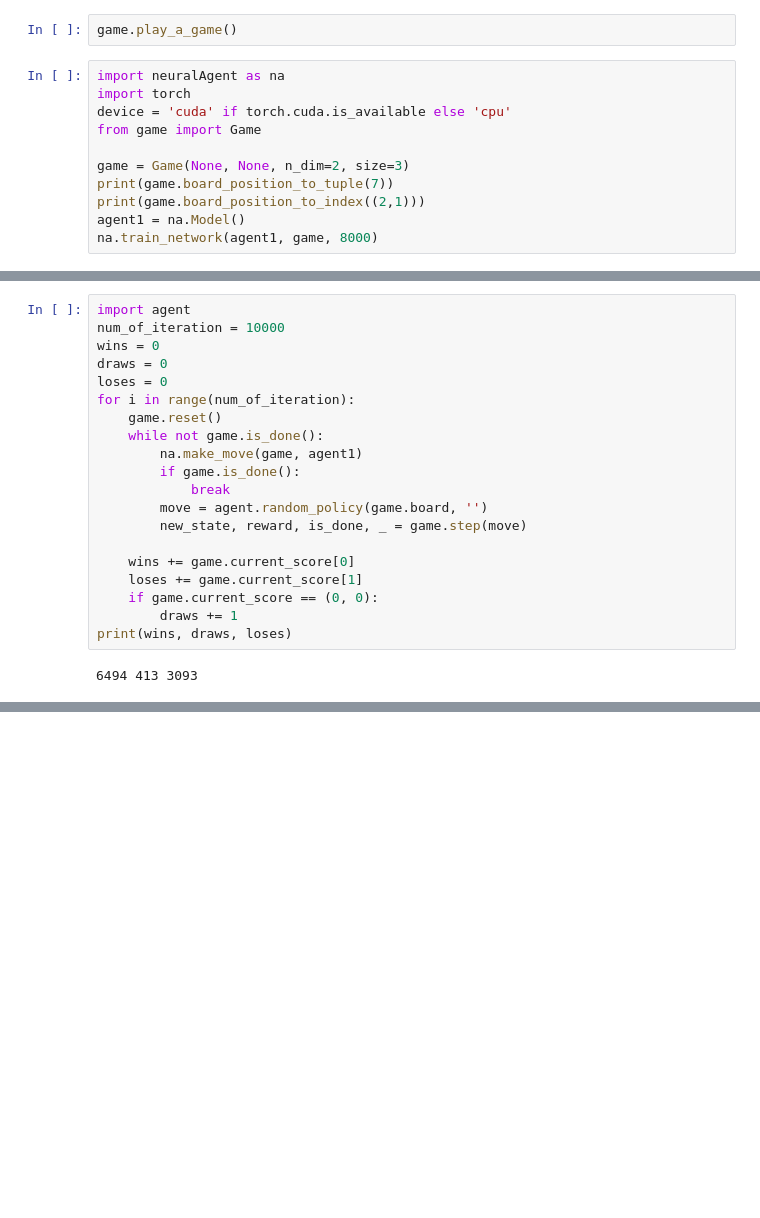
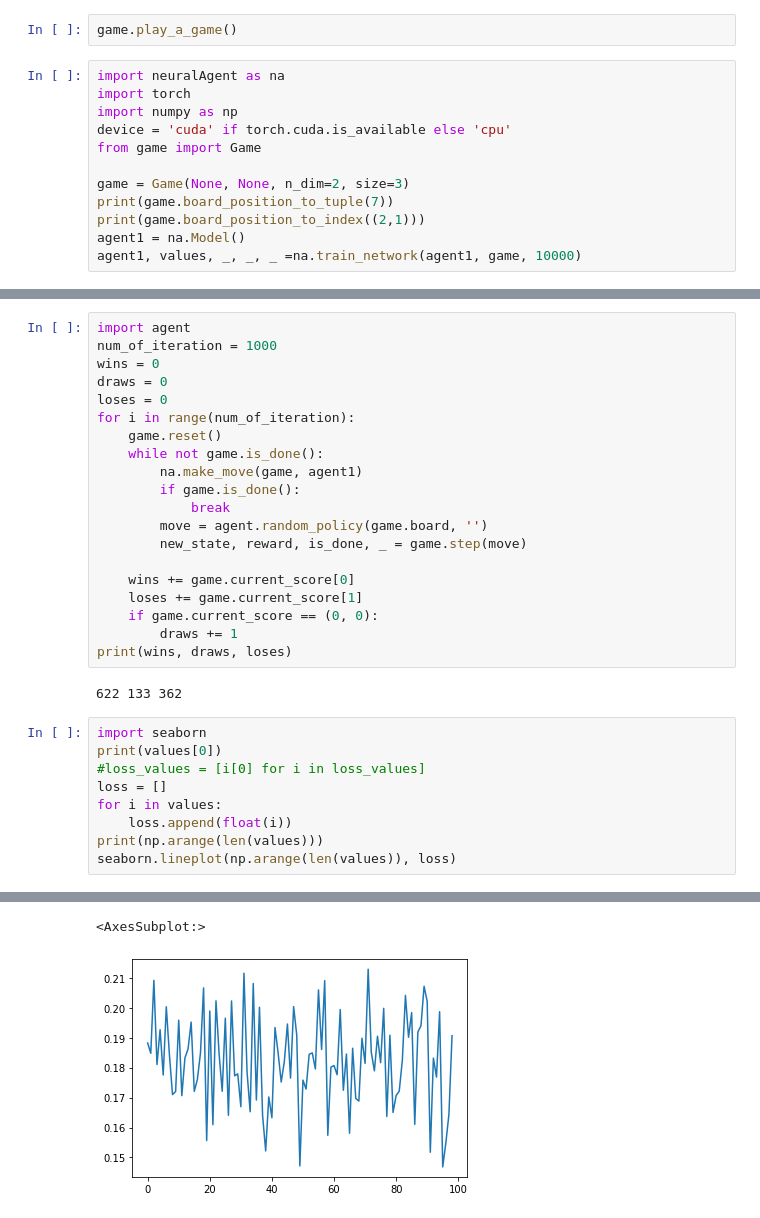
Before and after one commit to gael-vanderlee/CrossDimNoughts, a Jupyter notebook: RL_project.ipynb, the cells around one changed output, grey strips where cells are left out. Saved outputs shown, nothing was run; the diff lists cells and outputs as text; blank space fills up the shorter version.

```diff
--- a/RL_project.ipynb
+++ b/RL_project.ipynb
@@ -49,6 +49,7 @@ game.play_a_game()
 # %%
 import neuralAgent as na
 import torch
+import numpy as np
 device = 'cuda' if torch.cuda.is_available else 'cpu'
 from game import Game
 
@@ -56,7 +57,7 @@ game = Game(None, None, n_dim=2, size=3)
 print(game.board_position_to_tuple(7))
 print(game.board_position_to_index((2,1)))
 agent1 = na.Model()
-na.train_network(agent1, game, 8000)
+agent1, values, _, _, _ =na.train_network(agent1, game, 10000)
 # %% [output]
 (2, 1)
 7
@@ -88,6 +74,6 @@ na.train_network(agent1, game, 8000)
 # %%
 import agent
-num_of_iteration = 10000
+num_of_iteration = 1000
 wins = 0
 draws = 0
 loses = 0
@@ -106,4 +92,14 @@ for i in range(num_of_iteration):
         draws += 1
 print(wins, draws, loses)
 # %% [output]
-6494 413 3093
+622 133 362
+# %%
+import seaborn
+print(values[0])
+#loss_values = [i[0] for i in loss_values]
+loss = []
+for i in values:
+    loss.append(float(i))
+print(np.arange(len(values)))
+seaborn.lineplot(np.arange(len(values)), loss)
+# %% [output]
@@ -109,0 +112,2 @@ print(wins, draws, loses)
+<AxesSubplot:>
+[figure, added]
```
Also changed, not shown: parts of 2 cells of this notebook, 2 other files.
